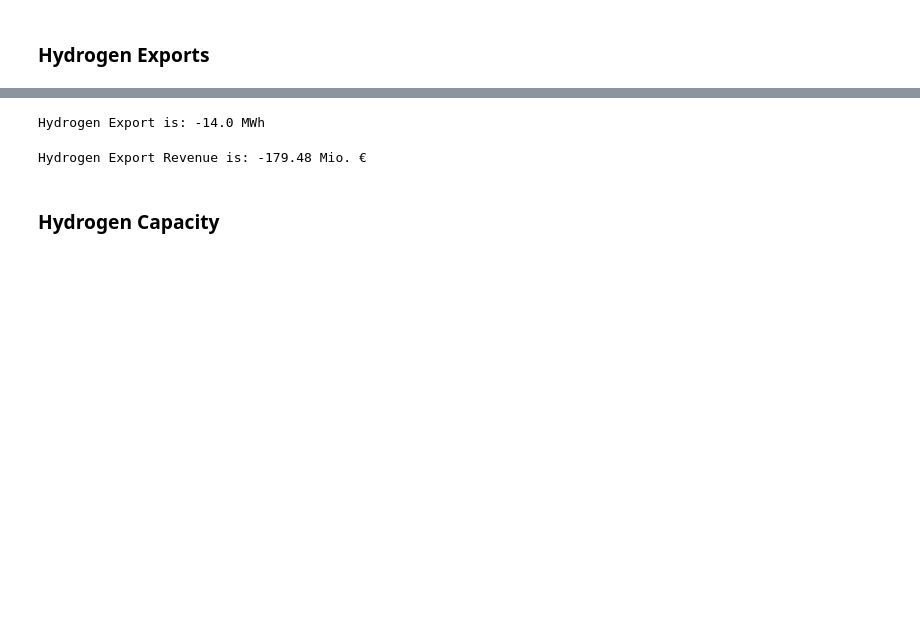
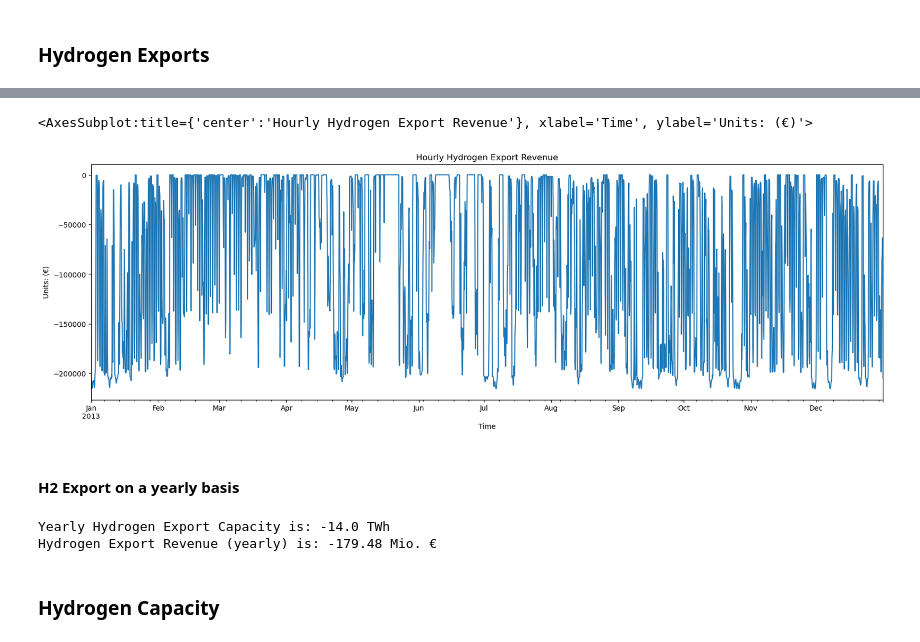
Before and after one commit to pypsa-meets-earth/documentation, a Jupyter notebook: notebooks/hydrogen_market.ipynb, the cells around one changed output, grey strips where cells are left out. Drawn from its saved outputs; the diff is of its cells as text; code cells hidden in the pictures; blank space fills up the shorter version.

```diff
--- a/notebooks/hydrogen_market.ipynb
+++ b/notebooks/hydrogen_market.ipynb
@@ -93,13 +122,29 @@ Hydrogen Production Cost per Unit: 12.82 Mio. € per TWh
+# %%
+# Revenue
+hydrogen_export_capacity.set_index(hydrogen_export_prices.index, inplace=True)
+hydrogen_export_capacity_cp["Hourly Revenue"] = (
+    hydrogen_export_capacity_cp["H2 export"] * hydrogen_export_prices
+)
+
+hydrogen_export_capacity_cp["Hourly Revenue"].plot(
+    title="Hourly Hydrogen Export Revenue",
+    xlabel="Time",
+    ylabel="Units: (€)",
+    figsize=(20, 6)
+)
+# %% [output]
+<AxesSubplot:title={'center':'Hourly Hydrogen Export Revenue'}, xlabel='Time', ylabel='Units: (€)'>
+[figure, added]
+# %% [markdown]
+#### H2 Export on a yearly basis
 # %%
 H2_export_TWh = n.statistics.energy_balance(comps=["Load"]).loc[:,"H2"].values[0]/1e6 # in TWh
-print(f"Hydrogen Export is: {H2_export_TWh} TWh")
+print(f"Yearly Hydrogen Export Capacity is: {H2_export_TWh} TWh")
+H2_export_revenue = H2_export_TWh*h2_market
+print(f"Hydrogen Export Revenue (yearly) is: {H2_export_revenue.round(2)} Mio. €")
 # %% [output]
-Hydrogen Export is: -14.0 MWh
+Yearly Hydrogen Export Capacity is: -14.0 TWh
+Hydrogen Export Revenue (yearly) is: -179.48 Mio. €
-# %%
-H2_export_revenue = H2_export_TWh*h2_market
-print(f"Hydrogen Export Revenue is: {H2_export_revenue.round(2)} Mio. €")
-# %% [output]
-Hydrogen Export Revenue is: -179.48 Mio. €
 # %% [markdown]
 ### Hydrogen Capacity
 # %%
```
Also changed, not shown: parts of 7 cells of this notebook.
